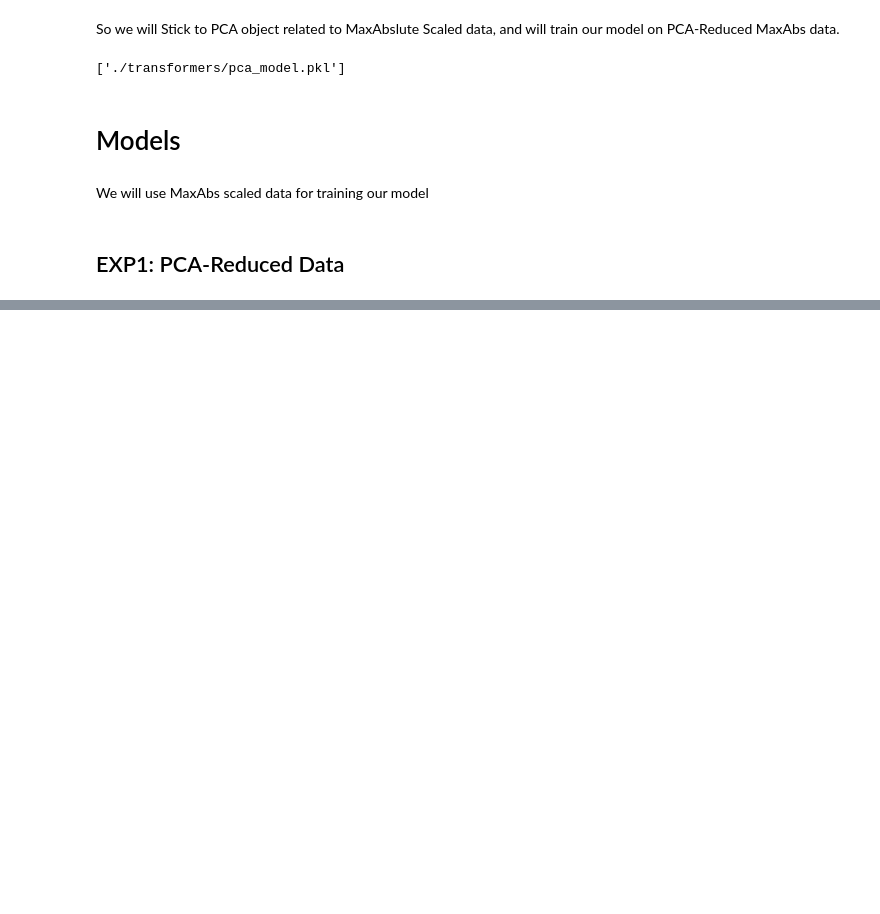
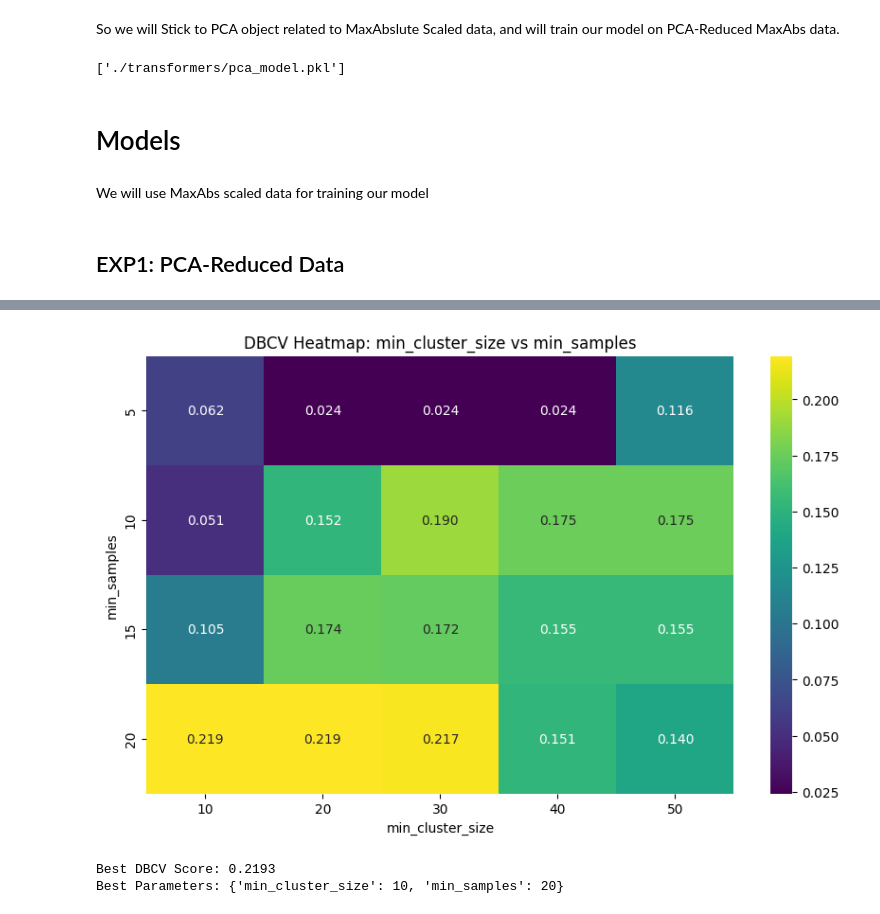
Before and after one commit to Aliha7ish/Credit_Card_Customers_Segmentation, a Jupyter notebook: Segmentation_Models.ipynb, the cells around one changed output, grey strips where cells are left out. Saved outputs shown, nothing was run; the diff lists cells and outputs as text; code cells hidden in the pictures; blank space fills up the shorter version.

```diff
--- a/Segmentation_Models.ipynb
+++ b/Segmentation_Models.ipynb
@@ -225,0 +245,17 @@ mxabs_dimred_data_filtered = mxabs_dimred_data[:, :6]
+# %%
+param_grid_hdbscan = {
+    "min_cluster_size": [10, 20, 30, 40, 50],
+    "min_samples": [5, 10, 15, 20]
+}
+
+best_params_hdb, best_score_hdb = dbcv_heatmap_best_params(
+    train_fit_hdbscan_model,
+    param_grid_hdbscan,
+    mxabs_dimred_data_filtered,
+    x_param_name="min_cluster_size",
+    y_param_name="min_samples"
+)
+# %% [output]
+[figure, added]
+Best DBCV Score: 0.2193
+Best Parameters: {'min_cluster_size': 10, 'min_samples': 20}
```
Also changed, not shown: parts of 16 cells of this notebook, 1 other file.
